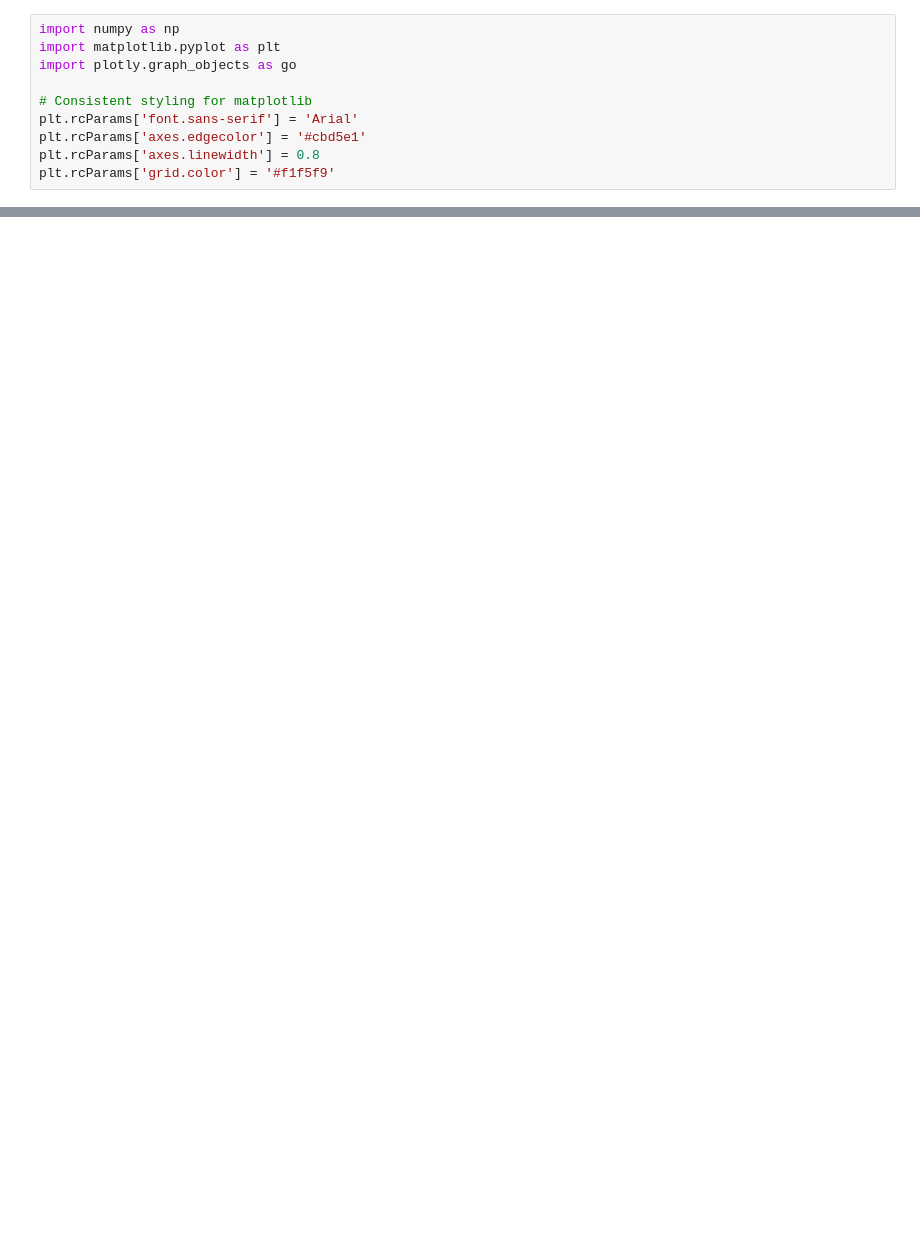
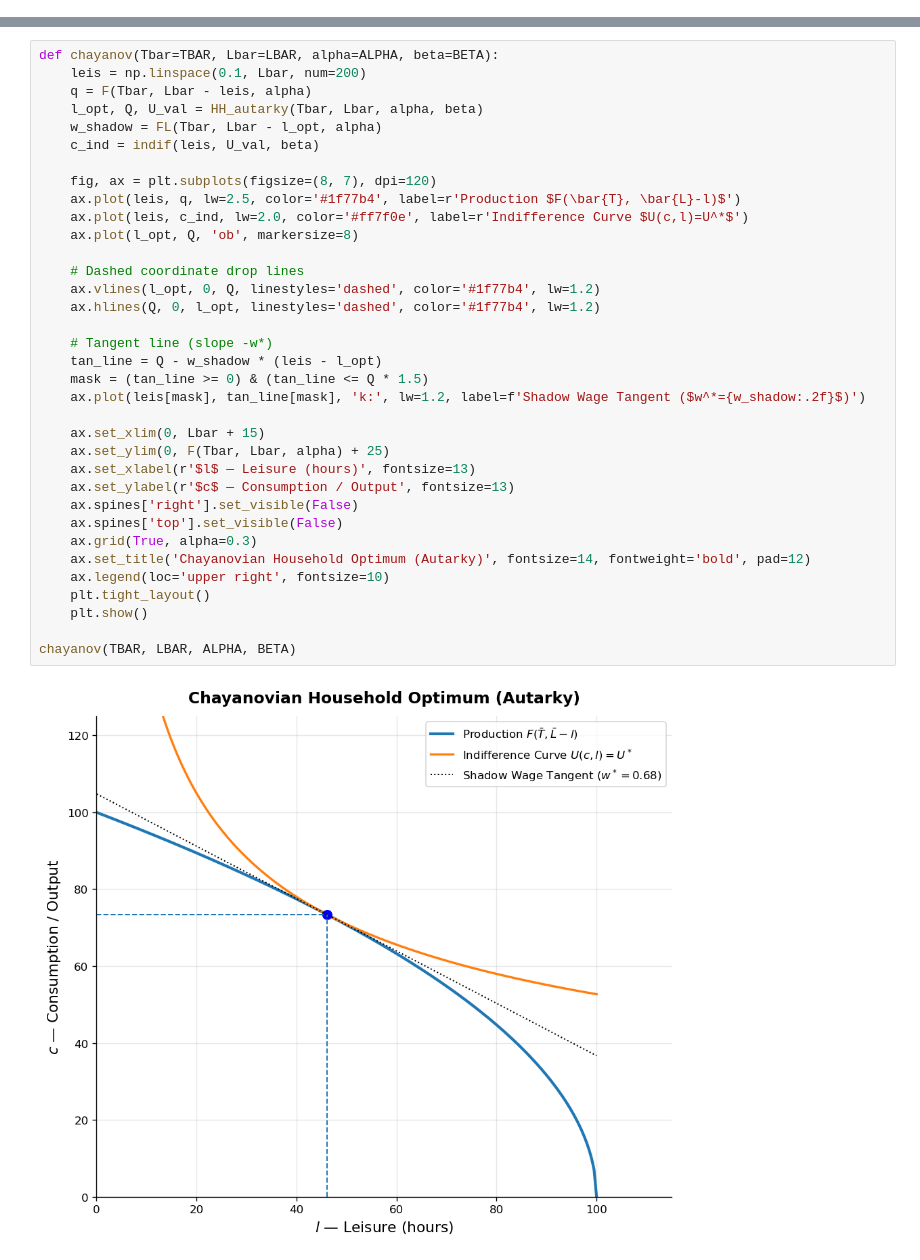
Before and after one commit to jhconning/hunter_eco701, a Jupyter notebook: notebooks/farm_household.ipynb, the cells around one changed output, grey strips where cells are left out. Cells and saved outputs as stored; diff of their text form; blank space fills up the shorter version.

Commit message:
Replicate original Farm Household diagram aesthetics and axis labeling

```diff
--- a/notebooks/farm_household.ipynb
+++ b/notebooks/farm_household.ipynb
@@ -14,10 +14,0 @@ This notebook explores:
-# %%
-import numpy as np
-import matplotlib.pyplot as plt
-import plotly.graph_objects as go
-
-# Consistent styling for matplotlib
-plt.rcParams['font.sans-serif'] = 'Arial'
-plt.rcParams['axes.edgecolor'] = '#cbd5e1'
-plt.rcParams['axes.linewidth'] = 0.8
-plt.rcParams['grid.color'] = '#f1f5f9'
@@ -113,0 +90,37 @@ plt.show()
+# %%
+def chayanov(Tbar=TBAR, Lbar=LBAR, alpha=ALPHA, beta=BETA):
+    leis = np.linspace(0.1, Lbar, num=200)
+    q = F(Tbar, Lbar - leis, alpha)
+    l_opt, Q, U_val = HH_autarky(Tbar, Lbar, alpha, beta)
+    w_shadow = FL(Tbar, Lbar - l_opt, alpha)
+    c_ind = indif(leis, U_val, beta)
+
+    fig, ax = plt.subplots(figsize=(8, 7), dpi=120)
+    ax.plot(leis, q, lw=2.5, color='#1f77b4', label=r'Production $F(\bar{T}, \bar{L}-l)$')
+    ax.plot(leis, c_ind, lw=2.0, color='#ff7f0e', label=r'Indifference Curve $U(c,l)=U^*$')
+    ax.plot(l_opt, Q, 'ob', markersize=8)
+
+    # Dashed coordinate drop lines
+    ax.vlines(l_opt, 0, Q, linestyles='dashed', color='#1f77b4', lw=1.2)
+    ax.hlines(Q, 0, l_opt, linestyles='dashed', color='#1f77b4', lw=1.2)
+
+    # Tangent line (slope -w*)
+    tan_line = Q - w_shadow * (leis - l_opt)
+    mask = (tan_line >= 0) & (tan_line <= Q * 1.5)
+    ax.plot(leis[mask], tan_line[mask], 'k:', lw=1.2, label=f'Shadow Wage Tangent ($w^*={w_shadow:.2f}$)')
+
+    ax.set_xlim(0, Lbar + 15)
+    ax.set_ylim(0, F(Tbar, Lbar, alpha) + 25)
+    ax.set_xlabel(r'$l$ — Leisure (hours)', fontsize=13)
+    ax.set_ylabel(r'$c$ — Consumption / Output', fontsize=13)
+    ax.spines['right'].set_visible(False)
+    ax.spines['top'].set_visible(False)
+    ax.grid(True, alpha=0.3)
+    ax.set_title('Chayanovian Household Optimum (Autarky)', fontsize=14, fontweight='bold', pad=12)
+    ax.legend(loc='upper right', fontsize=10)
+    plt.tight_layout()
+    plt.show()
+
+chayanov(TBAR, LBAR, ALPHA, BETA)
+# %% [output]
+[figure, added]
```
Also changed, not shown: parts of 18 cells of this notebook, 1 other file.
